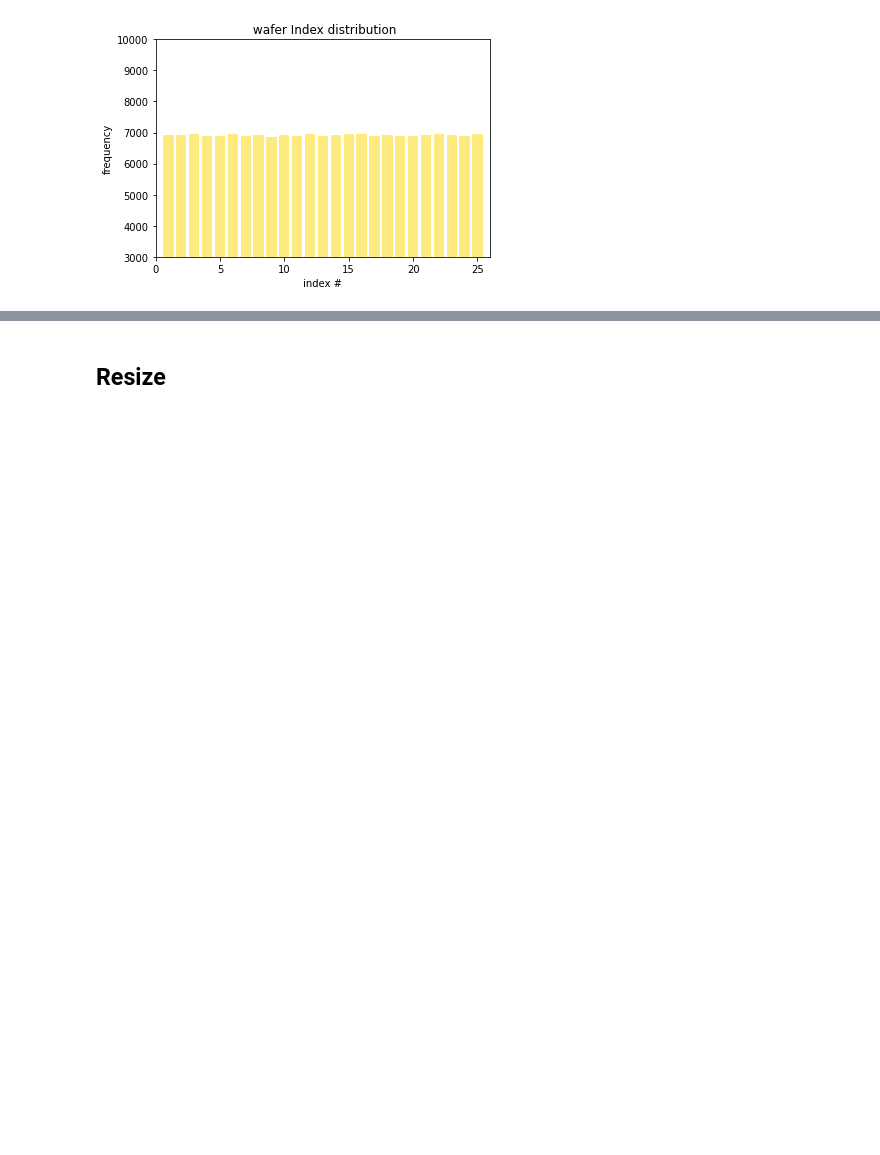
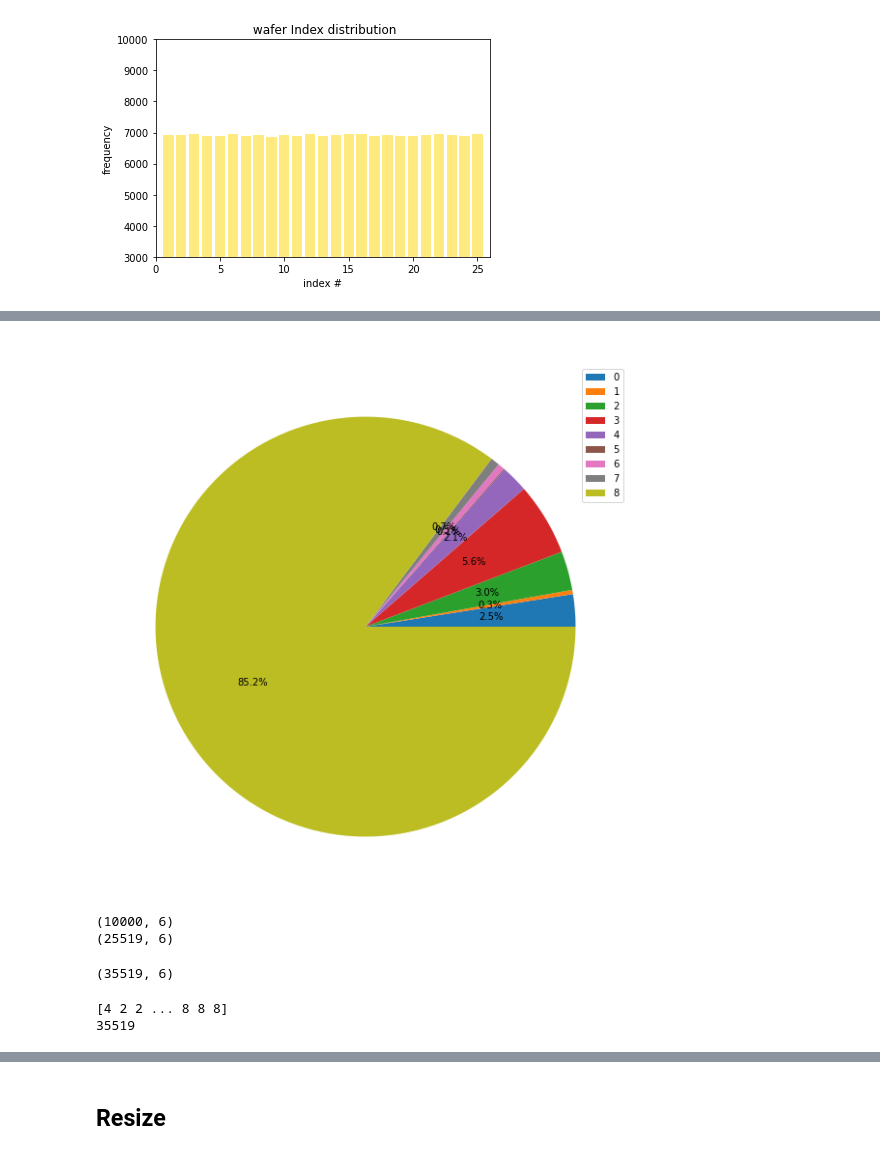
Before and after one commit to Jaewoopudding/2021-2_TNT_Industrial_AI, a Jupyter notebook: TASK2/week2/TASK2-2_JS.ipynb, the cells around one changed output, grey strips where cells are left out. Cells and saved outputs as stored; diff of their text form; code cells hidden in the pictures; blank space fills up the shorter version.

```diff
--- a/TASK2/week2/TASK2-2_JS.ipynb
+++ b/TASK2/week2/TASK2-2_JS.ipynb
@@ -238,0 +155,6 @@ len(df)
+# %%
+label = df.failureType.values
+encoder = LabelEncoder()
+label = encoder.fit_transform(label)
+print(label)
+print(len(label))
@@ -238,0 +164,9 @@ len(df)
+# %%
+y = label
+faulty_case = np.unique(y)
+print('Faulty case list : {}'.format(faulty_case))
+
+faulty_case_dict = {}
+for i, f in enumerate(faulty_case) :
+    print('{} : {}'.format(f, len(y[y==f]))) # y[y==f] : y에서 y==f인 행들만 뽑는다
+    faulty_case_dict[i] = f
@@ -238,0 +184,44 @@ len(df)
+# %%
+# failureType
+
+plt.figure(figsize=(10, 10))
+labels = np.unique(y, return_counts=True)[0]
+counts = np.unique(y, return_counts=True)[1]
+
+pie = plt.pie(x = counts, labels=labels, autopct = "%.1f%%")
+_, texts, autotexts =pie
+for items in texts:
+    items.set_color('white')
+    items.set_fontsize('10')
+for items in autotexts:
+    items.set_fontsize('10')
+plt.title('failureType', color = 'white', fontsize = 20)
+plt.legend()
+plt.show()
+
+# Loc, Edge-loc에 비해 Near-full, Donut들의 인스턴스 개수가 매우 작음.
+# %% [output]
+[figure, added]
+# %%
+# None 클래스 드랍
+NONE = df.loc[(df.failureType == 'none'),:].sample(10000)
+df.drop(df[df.failureType == 'none'].index, inplace = True)
+print(NONE.shape)
+print(df.shape)
+# %% [output]
+(10000, 6)
+(25519, 6)
+# %%
+df = pd.concat([df, NONE], ignore_index=True)
+df.shape
+# %% [output]
+(35519, 6)
+# %%
+label = df.failureType.values
+encoder = LabelEncoder()
+label = encoder.fit_transform(label)
+print(label)
+print(len(label))
+# %% [output]
+[4 2 2 ... 8 8 8]
+35519
```
Also changed, not shown: parts of 75 cells of this notebook, 1 other file.
